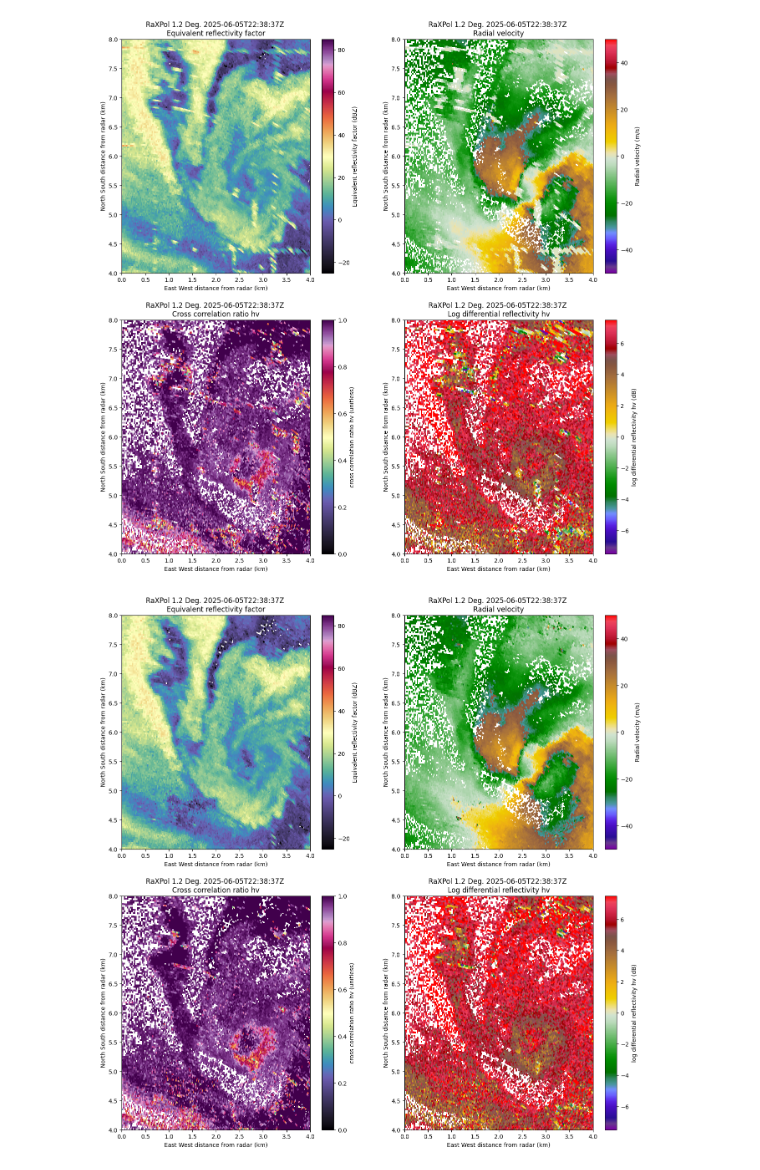
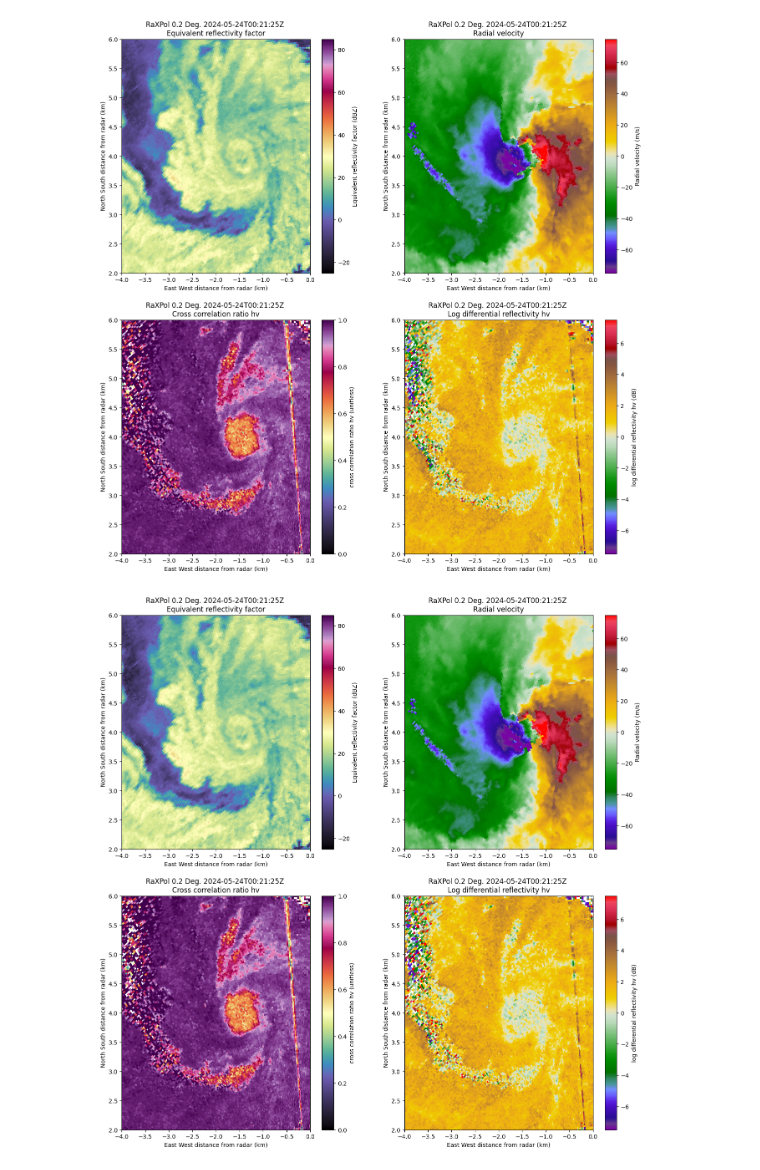
Before and after one commit to jwthiesing/clutter_filter, a Jupyter notebook: clutter_removal.ipynb, the cells around one changed output. Drawn from its saved outputs; the diff is of its cells as text; code cells hidden in the pictures.

```diff
--- a/clutter_removal.ipynb
+++ b/clutter_removal.ipynb
@@ -200,9 +233,13 @@ import matplotlib.pyplot as plt
+# %%
+si = 0
+
+xlim = (-4, 0)
+ylim = (2, 6)
+
+zdr_offset = -5
+# ds = -50
+interval_splits = 4
 # %%
-si = 0
-
-xlim = (0, 4)
-ylim = (4, 8)
-
 fname_out = '../data/out/20240524/out.nc'
 
 robj = pyart.io.read(fname_out)
@@ -211,16 +248,16 @@ disp = pyart.graph.RadarDisplay(robj)
 
 axm = axm.flatten()
 
-ds = -20
-where = np.where(robj.fields['SNRH']['data'] < ds) # np.where(robj.fields['DBZ']['data'] < -50)
-
+"""where = np.where(robj.fields['SNRH']['data'] < ds) # np.where(robj.fields['DBZ']['data'] < -50)
 robj.fields['VEL']['data'][where] = np.nan
 robj.fields['RHOHV']['data'][where] = np.nan
 robj.fields['ZDR']['data'][where] = np.nan
-robj.fields['WIDTH']['data'][where] = np.nan
+robj.fields['WIDTH']['data'][where] = np.nan"""
 
-# robj.add_field('VELD', pyart.correct.dealias_region_based(robj, vel_field='VEL'))
-# robj.add_field('VELD', pyart.correct.dealias_unwrap_phase(robj, vel_field='VEL'))
+robj.fields['ZDR']['data'] = robj.fields['ZDR']['data'] + zdr_offset
+
+robj.add_field('VELD', pyart.correct.dealias_region_based(robj, vel_field='VEL', interval_splits=interval_splits))
+# robj.add_field('VELD', pyart.correct.dealias_unwrap_phase(robj, vel_field='VEL', unwrap_unit='ray'))
 
 sweep = robj.get_slice(si)
 
@@ -246,9 +283,9 @@ disp.plot_ppi('DBZ', si, cmap='ChaseSpectral', ax=ax, vmin=-25, vmax=85)
 ax = axm[1]
 ax.set_xlim(xlim)
 ax.set_ylim(ylim)
-robj.fields['VEL']['standard_name'] = 'Radial velocity'
-robj.fields['VEL']['units'] = 'm/s'
-disp.plot_ppi('VEL', si, cmap='Carbone42', ax=ax, vmin=-50, vmax=50)
+robj.fields['VELD']['standard_name'] = 'Radial velocity'
+robj.fields['VELD']['units'] = 'm/s'
+disp.plot_ppi('VELD', si, cmap='Carbone42', ax=ax, vmin=-75, vmax=75)
 
 ax = axm[2]
 ax.set_xlim(xlim)
@@ -264,14 +301,9 @@ ax.set_ylim(ylim)
 # robj.fields['VELD']['units'] = 'm/s'
 disp.plot_ppi('ZDR', si, cmap='Carbone42', ax=ax, vmin=-7.5, vmax=7.5)
 # %% [output]
-[figure, old version]
+[figure, new version]
 # %%
 fname_out = '../data/out/20240524/out-f.nc'
-
-si = 0
-
-xlim = (0, 4)
-ylim = (4, 8)
 
 robj = pyart.io.read(fname_out)
 fig, axm = plt.subplots(2,2,figsize=(16,16))
@@ -279,16 +311,16 @@ disp = pyart.graph.RadarDisplay(robj)
 
 axm = axm.flatten()
 
-ds = -20
-where = np.where(robj.fields['SNRH']['data'] < ds) # np.where(robj.fields['DBZ']['data'] < -50)
-
+"""where = np.where(robj.fields['SNRH']['data'] < ds) # np.where(robj.fields['DBZ']['data'] < -50)
 robj.fields['VEL']['data'][where] = np.nan
 robj.fields['RHOHV']['data'][where] = np.nan
 robj.fields['ZDR']['data'][where] = np.nan
-robj.fields['WIDTH']['data'][where] = np.nan
+robj.fields['WIDTH']['data'][where] = np.nan"""
 
-# robj.add_field('VELD', pyart.correct.dealias_region_based(robj, vel_field='VEL'))
-# robj.add_field('VELD', pyart.correct.dealias_unwrap_phase(robj, vel_field='VEL'))
+robj.fields['ZDR']['data'] = robj.fields['ZDR']['data'] + zdr_offset
+
+robj.add_field('VELD', pyart.correct.dealias_region_based(robj, vel_field='VEL', interval_splits=interval_splits))
+# robj.add_field('VELD', pyart.correct.dealias_unwrap_phase(robj, vel_field='VEL', unwrap_unit='ray'))
 
 sweep = robj.get_slice(si)
 
@@ -302,34 +334,34 @@ sweep = robj.get_slice(si)
 # ax.clabel(con)
 # print(robj.elevation['data'][sweep])
 
 # print(robj.fields.keys())
 # dict_keys(['DBZ', 'DBZ1', 'ZDR', 'VEL', 'VELV', 'VELH', 'WIDTH', 'PHIDP', 'KDP', 'RHOHV', 'DBMHC', 'DBMVC', 'SNRHC', 'SNRVC', 'NCP', 'BMHGHT', 'DBZC', 'ZDRC'])
 
 ax = axm[0]
 ax.set_xlim(xlim)
 ax.set_ylim(ylim)
 robj.fields['DBZ']['standard_name'] = 'Equivalent reflectivity factor'
 disp.plot_ppi('DBZ', si, cmap='ChaseSpectral', ax=ax, vmin=-25, vmax=85)
 
 ax = axm[1]
 ax.set_xlim(xlim)
 ax.set_ylim(ylim)
-robj.fields['VEL']['standard_name'] = 'Radial velocity'
-robj.fields['VEL']['units'] = 'm/s'
-disp.plot_ppi('VEL', si, cmap='Carbone42', ax=ax, vmin=-50, vmax=50)
+robj.fields['VELD']['standard_name'] = 'Radial velocity'
+robj.fields['VELD']['units'] = 'm/s'
+disp.plot_ppi('VELD', si, cmap='Carbone42', ax=ax, vmin=-75, vmax=75)
 
 ax = axm[2]
 ax.set_xlim(xlim)
 ax.set_ylim(ylim)
 # robj.fields['VELD']['standard_name'] = 'Radial velocity'
 # robj.fields['VELD']['units'] = 'm/s'
 disp.plot_ppi('RHOHV', si, cmap='ChaseSpectral', ax=ax, vmin=0, vmax=1)
 
 ax = axm[3]
 ax.set_xlim(xlim)
 ax.set_ylim(ylim)
 # robj.fields['VELD']['standard_name'] = 'Radial velocity'
 # robj.fields['VELD']['units'] = 'm/s'
 disp.plot_ppi('ZDR', si, cmap='Carbone42', ax=ax, vmin=-7.5, vmax=7.5)
 # %% [output]
-[figure, old version]
+[figure, new version]
```
Also changed, not shown: parts of 6 cells of this notebook, 1 other file.
